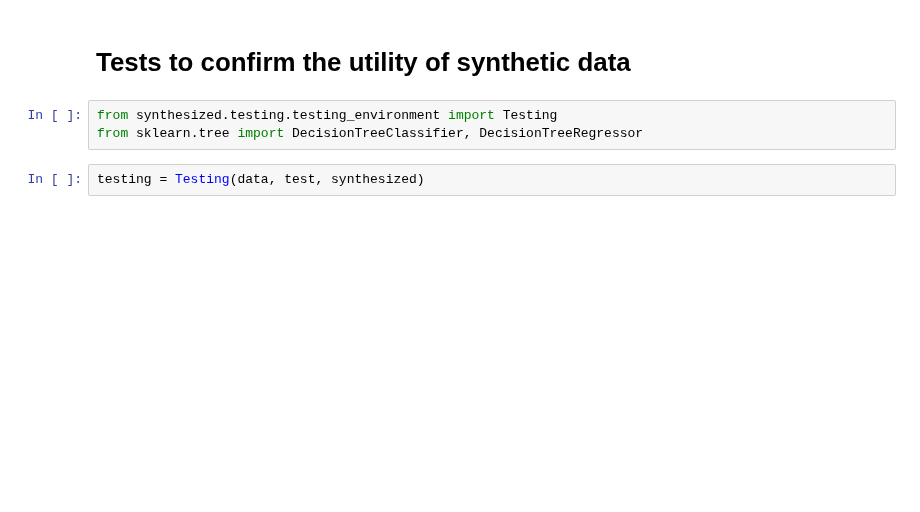
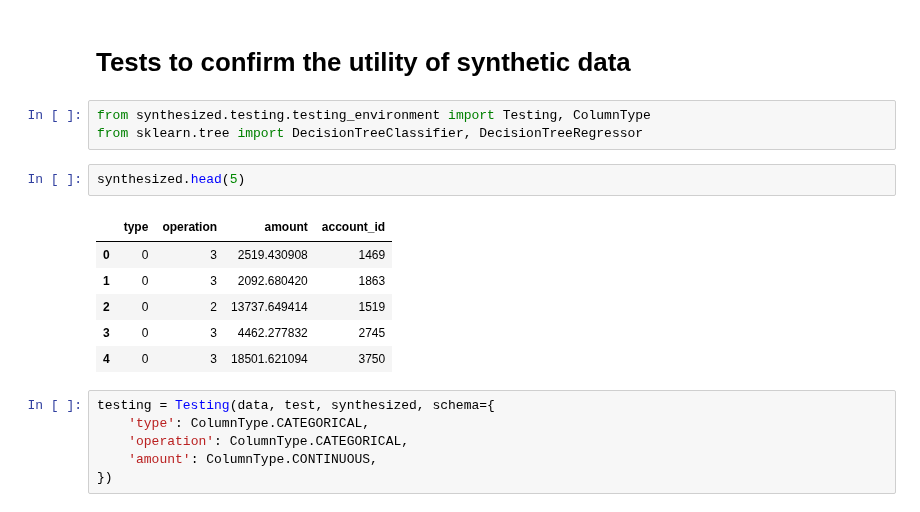
Before and after one commit to synthesized-io/insight, a Jupyter notebook: examples/new_transaction_demo.ipynb, the cells around one changed output. Saved outputs shown, nothing was run; the diff lists cells and outputs as text; blank space fills up the shorter version.

```diff
--- a/examples/new_transaction_demo.ipynb
+++ b/examples/new_transaction_demo.ipynb
@@ -151,8 +151,21 @@ synthesized['amount'].hist(bins=10, range=[0.0, 10000.0])
 # %% [markdown]
 # Tests to confirm the utility of synthetic data
 # %%
-from synthesized.testing.testing_environment import Testing
+from synthesized.testing.testing_environment import Testing, ColumnType
 from sklearn.tree import DecisionTreeClassifier, DecisionTreeRegressor
+# %%
+synthesized.head(5)
+# %% [output]
+|  | type | operation | amount | account_id |
+| 0 | 0 | 3 | 2519.430908 | 1469 |
+| 1 | 0 | 3 | 2092.680420 | 1863 |
+| 2 | 0 | 2 | 13737.649414 | 1519 |
+| 3 | 0 | 3 | 4462.277832 | 2745 |
+| 4 | 0 | 3 | 18501.621094 | 3750 |
 # %%
-testing = Testing(data, test, synthesized)
+testing = Testing(data, test, synthesized, schema={
+    'type': ColumnType.CATEGORICAL,
+    'operation': ColumnType.CATEGORICAL,
+    'amount': ColumnType.CONTINUOUS,
+})
 # %%
```
Also changed, not shown: parts of 8 cells of this notebook, 1 other file.
